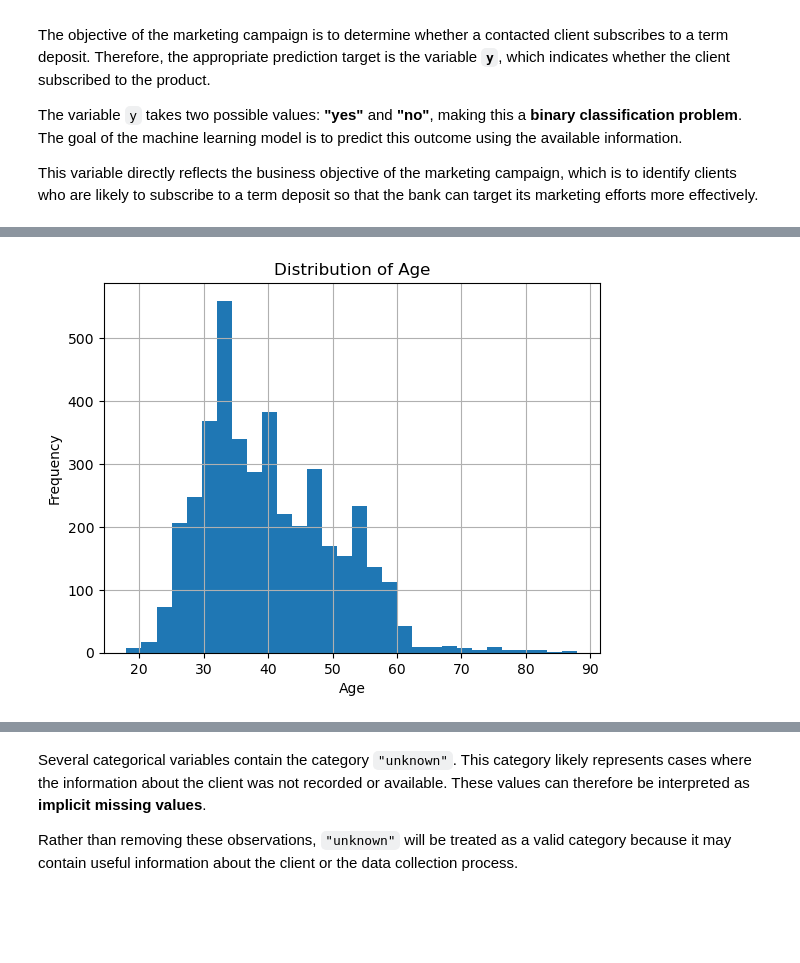
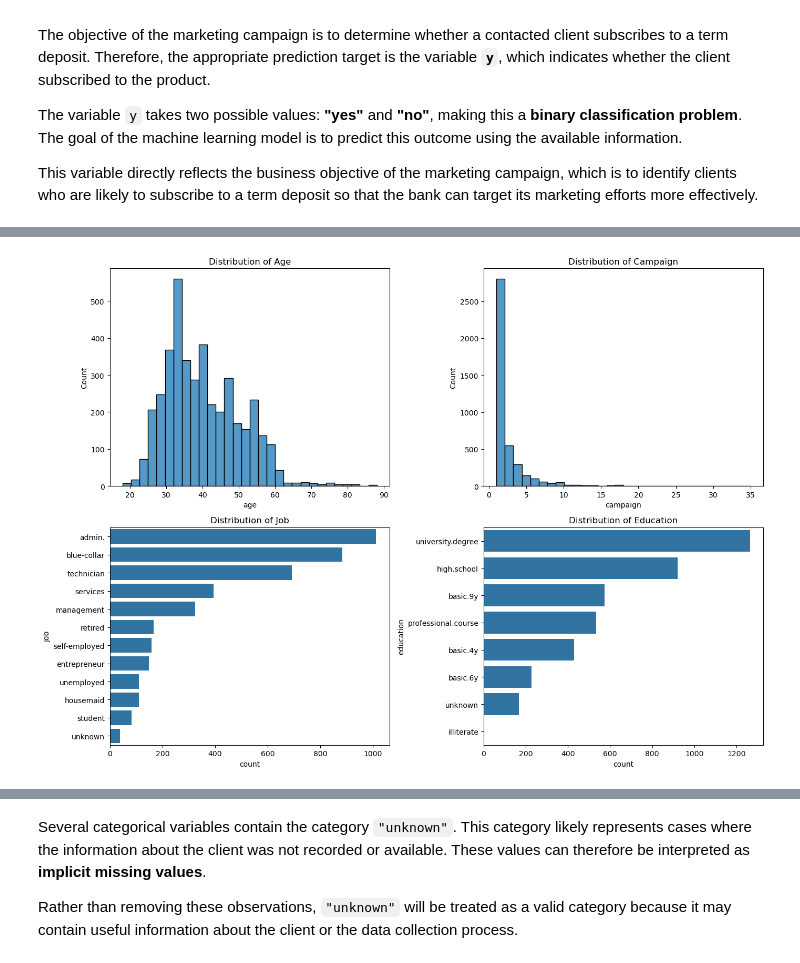
Before and after one commit to issamarida/ML-fundamentals-2026, a Jupyter notebook: assignment_1_issam_arida.ipynb, the cells around one changed output, grey strips where cells are left out. Saved outputs shown, nothing was run; the diff lists cells and outputs as text; code cells hidden in the pictures; blank space fills up the shorter version.

Commit message:
Using seaborn for better visuals + Interpretation of results

```diff
--- a/assignment_1_issam_arida.ipynb
+++ b/assignment_1_issam_arida.ipynb
@@ -165,10 +266,21 @@ The dataset does not contain explicit missing values represented as NaN. However
 # %%
-import matplotlib.pyplot as plt
+fig, axes = plt.subplots(2, 2, figsize=(14, 10))
 
-df["age"].hist(bins=30)
-plt.title("Distribution of Age")
-plt.xlabel("Age")
-plt.ylabel("Frequency")
+sns.histplot(df["age"], bins=30, ax=axes[0, 0])
+axes[0, 0].set_title("Distribution of Age")
+
+sns.histplot(df["campaign"], bins=30, ax=axes[0, 1])
+axes[0, 1].set_title("Distribution of Campaign")
+
+job_order = df["job"].value_counts().index
+sns.countplot(data=df, y="job", order=job_order, ax=axes[1, 0])
+axes[1, 0].set_title("Distribution of Job")
+
+education_order = df["education"].value_counts().index
+sns.countplot(data=df, y="education", order=education_order, ax=axes[1, 1])
+axes[1, 1].set_title("Distribution of Education")
+
+plt.tight_layout()
 plt.show()
 # %% [output]
-[figure, old version]
+[figure, new version]
```
Also changed, not shown: parts of 70 cells of this notebook.
